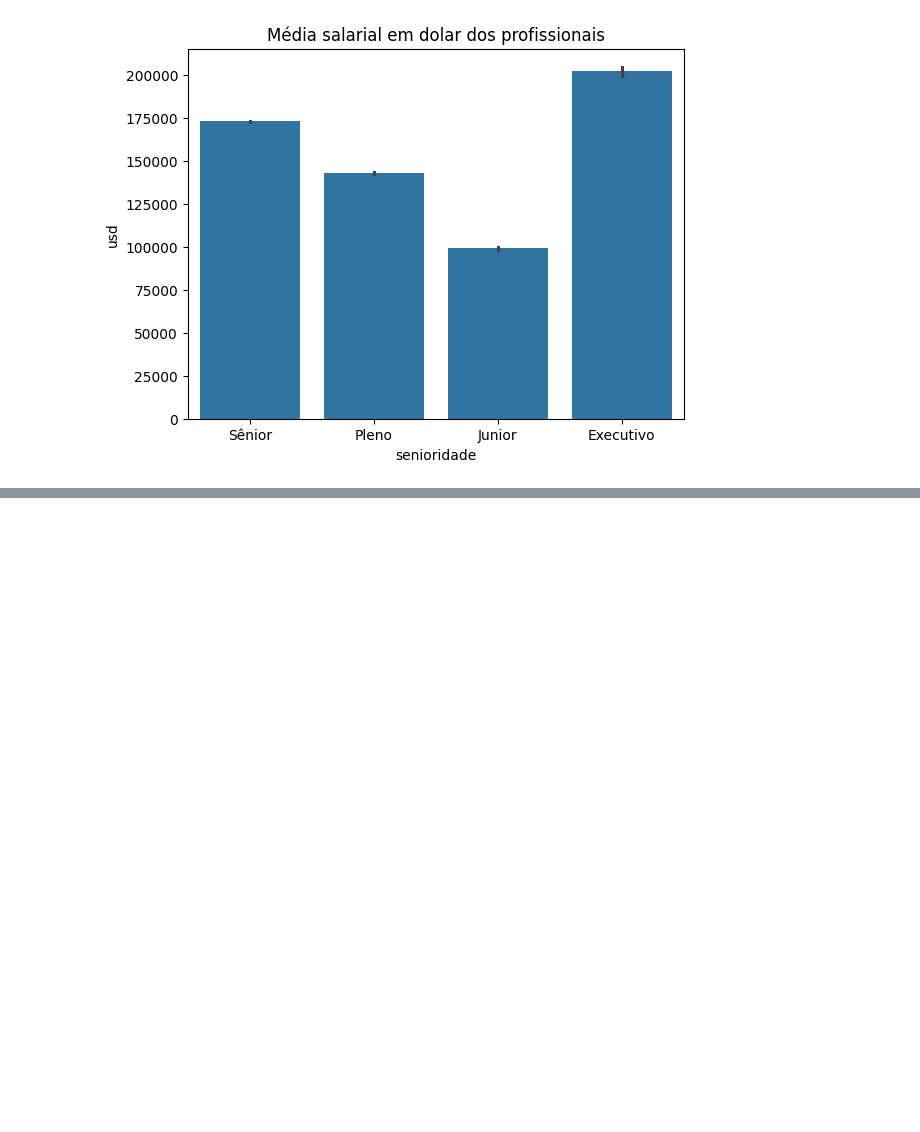
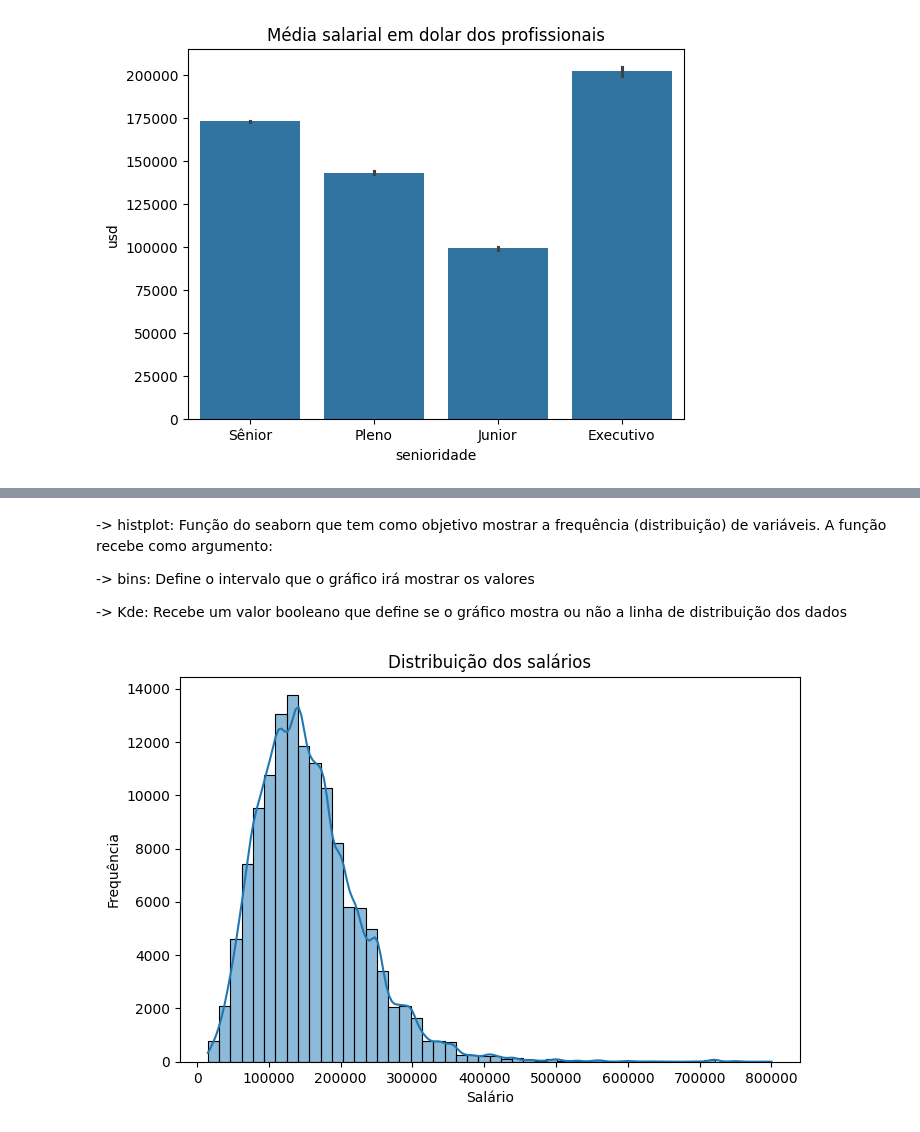
Before and after one commit to caikedomingues/Imers-o-dados-da-alura, a Jupyter notebook: aula3.ipynb, the cells around one changed output, grey strips where cells are left out. Drawn from its saved outputs; the diff is of its cells as text; code cells hidden in the pictures; blank space fills up the shorter version.

```diff
--- a/aula3.ipynb
+++ b/aula3.ipynb
@@ -36,0 +152,22 @@ plt.figure(figsize=(8,5))
+# %% [markdown]
+-> histplot: Função do seaborn que tem como objetivo mostrar a frequência
+(distribuição) de variáveis. A função recebe como argumento:
+
+-> bins: Define o intervalo que o gráfico irá mostrar os valores
+
+-> Kde: Recebe um valor booleano que define se o gráfico mostra ou não
+a linha de distribuição dos dados
+# %%
+plt.figure(figsize=(8,5))
+
+plt.title("Distribuição dos salários")
+
+sns.histplot(base_de_dados['usd'], bins=50, kde=True)
+
+plt.xlabel('Salário')
+
+plt.ylabel('Frequência')
+
+plt.show()
+# %% [output]
+[figure, added]
```
Also changed, not shown: parts of 24 cells of this notebook.
